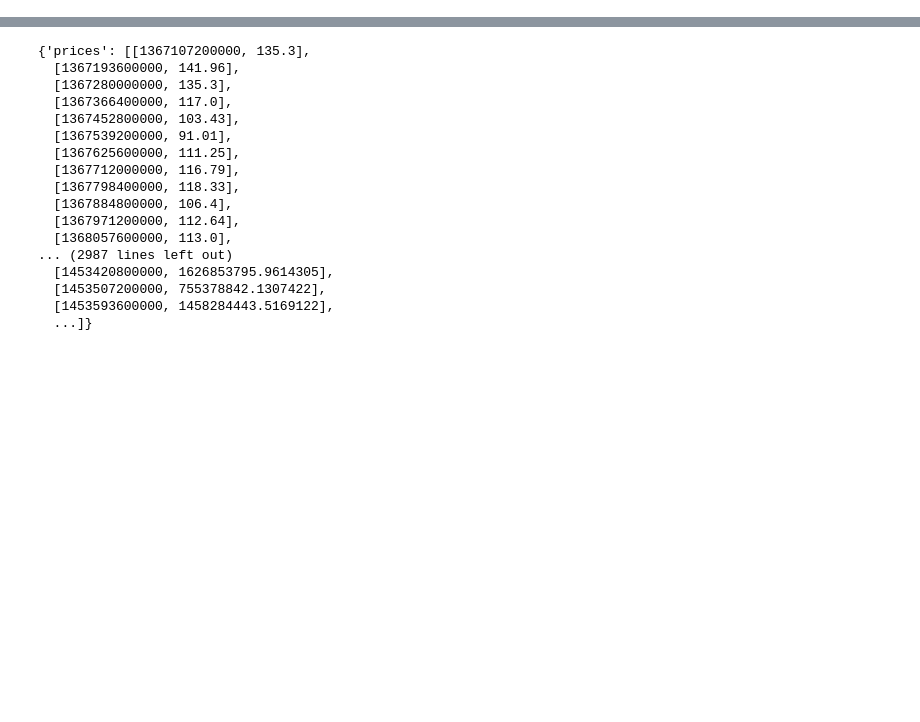
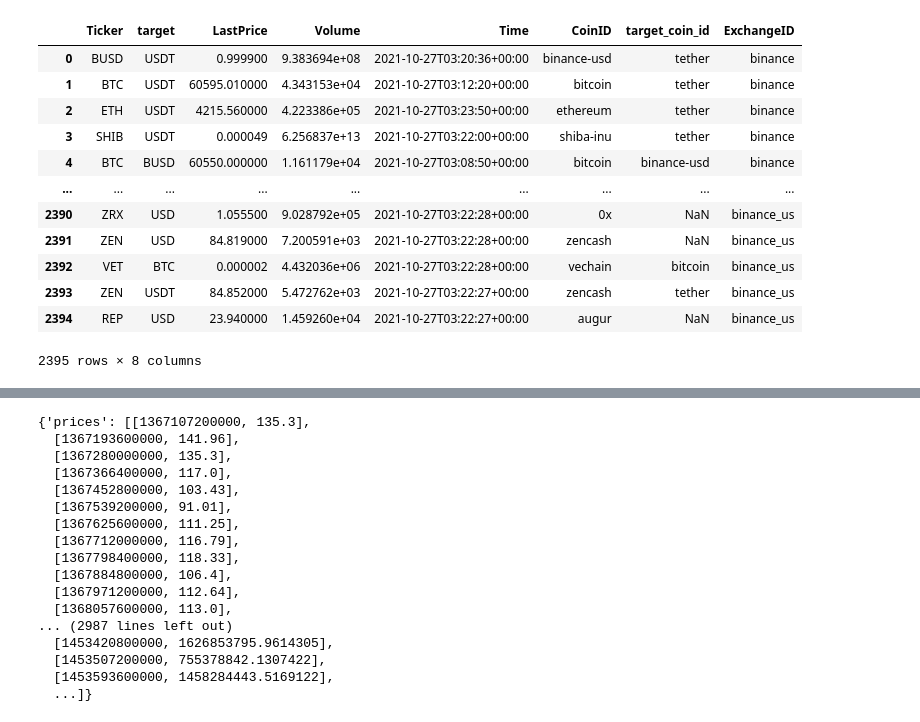
Before and after one commit to kcarter98/CryptoAnalysis, a Jupyter notebook: GatherData.ipynb, the cells around one changed output, grey strips where cells are left out. Saved outputs shown, nothing was run; the diff lists cells and outputs as text; code cells hidden in the pictures; blank space fills up the shorter version.

```diff
--- a/GatherData.ipynb
+++ b/GatherData.ipynb
@@ -8,0 +67,5 @@ currency = 'usd'
+# %%
+# Gather list of Exchange IDs
+exchange_id_list = list(exchanges_df.index)
+print(len(exchange_id_list))
+exchange_id_list
@@ -8,0 +91,30 @@ currency = 'usd'
+# %%
+# Gather ticker data for exchanges in list
+n = 0
+for exchange in exchange_id_list:
+    print(f'Gathering Data for {exchange}...')
+
+    exchange_data = cg.get_exchanges_tickers_by_id(id = exchange)
+    ticker_data = exchange_data['tickers']
+    temp_df = pd.DataFrame(ticker_data)
+
+    # Drop Columns
+    columns_to_drop = ['market', 'bid_ask_spread_percentage',  'converted_last',
+           'converted_volume', 'trust_score',
+           'last_traded_at', 'last_fetch_at', 'is_anomaly',
+           'is_stale', 'trade_url', 'token_info_url']
+    temp_df = temp_df.drop(columns = columns_to_drop)
+
+    # Format Columns
+    temp_df['ExchangeID'] = exchange
+    temp_df = temp_df.rename(columns = {'base': 'Ticker', 'last': 'LastPrice', 'volume': 'Volume',
+                                              'timestamp': 'Time', 'coin_id':'CoinID'})
+    temp_df.index.rename('TickerID', inplace=True)
+
+    if n == 0:
+        tickers_df = temp_df
+        n += 1
+    else:
+        tickers_df = tickers_df.append(temp_df, ignore_index=True)
+
+print('Finished Gathering Data!')
@@ -8,0 +139,17 @@ currency = 'usd'
+# %%
+# View Tickers Table
+tickers_df
+# %% [output]
+|  | Ticker | target | LastPrice | Volume | Time | CoinID | target_coin_id | ExchangeID |
+| 0 | BUSD | USDT | 0.999900 | 9.383694e+08 | 2021-10-27T03:20:36+00:00 | binance-usd | tether | binance |
+| 1 | BTC | USDT | 60595.010000 | 4.343153e+04 | 2021-10-27T03:12:20+00:00 | bitcoin | tether | binance |
+| 2 | ETH | USDT | 4215.560000 | 4.223386e+05 | 2021-10-27T03:23:50+00:00 | ethereum | tether | binance |
+| 3 | SHIB | USDT | 0.000049 | 6.256837e+13 | 2021-10-27T03:22:00+00:00 | shiba-inu | tether | binance |
+| 4 | BTC | BUSD | 60550.000000 | 1.161179e+04 | 2021-10-27T03:08:50+00:00 | bitcoin | binance-usd | binance |
+| ... | ... | ... | ... | ... | ... | ... | ... | ... |
+| 2390 | ZRX | USD | 1.055500 | 9.028792e+05 | 2021-10-27T03:22:28+00:00 | 0x | NaN | binance_us |
+| 2391 | ZEN | USD | 84.819000 | 7.200591e+03 | 2021-10-27T03:22:28+00:00 | zencash | NaN | binance_us |
+| 2392 | VET | BTC | 0.000002 | 4.432036e+06 | 2021-10-27T03:22:28+00:00 | vechain | bitcoin | binance_us |
+| 2393 | ZEN | USDT | 84.852000 | 5.472762e+03 | 2021-10-27T03:22:27+00:00 | zencash | tether | binance_us |
+| 2394 | REP | USD | 23.940000 | 1.459260e+04 | 2021-10-27T03:22:27+00:00 | augur | NaN | binance_us |
+2395 rows × 8 columns
```
Also changed, not shown: parts of 20 cells of this notebook.
